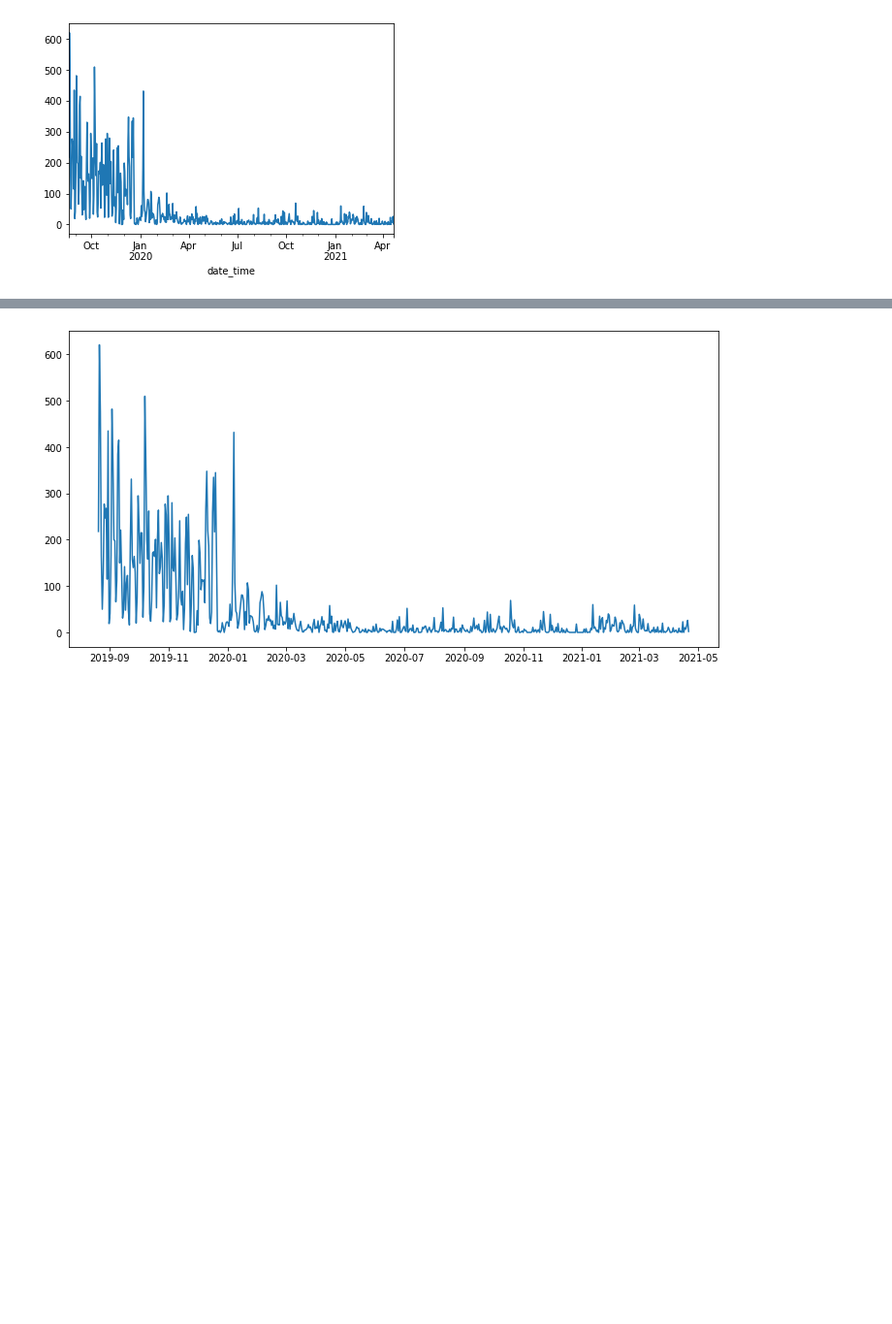
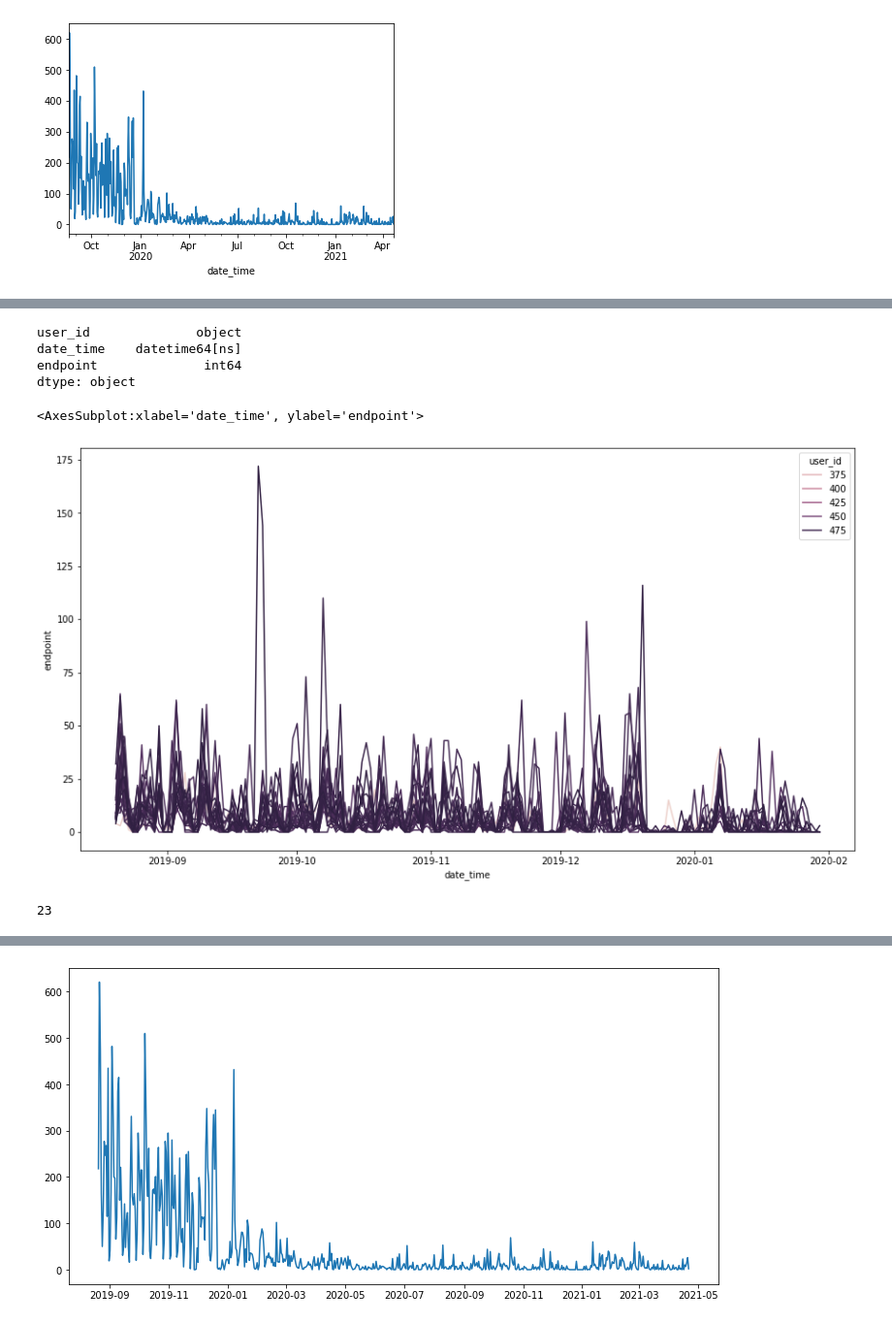
Before and after one commit to Codeup-Board-Advisory/board-slide-research, a Jupyter notebook: working_notebooks/jag-explore.ipynb, the cells around one changed output, grey strips where cells are left out. Shown at 97% size. Saved outputs shown, nothing was run; the diff lists cells and outputs as text; code cells hidden in the pictures; blank space fills up the shorter version.

```diff
--- a/working_notebooks/jag-explore.ipynb
+++ b/working_notebooks/jag-explore.ipynb
@@ -147,3 +147,5 @@ bayes.head()
 | 2019-08-20 10:50:06 | 2019-08-20 | 10:50:06 | 1-fundamentals/modern-data-scient... | 466 | 34.0 | 97.105.19.58 | Bayes | 2019-08-19 | 2020-01-30 | ... |
 | 2019-08-20 10:50:06 | 2019-08-20 | 10:50:06 | 1-fundamentals/AI-ML-DL-timeline.jpg | 466 | 34.0 | 97.105.19.58 | Bayes | 2019-08-19 | 2020-01-30 | ... |
 | 2019-08-20 14:39:07 | 2019-08-20 | 14:39:07 | / | 466 | 34.0 | 97.105.19.58 | Bayes | 2019-08-19 | 2020-01-30 | ... |
+# %%
+bayes['user_id']=bayes['user_id'].astype(object)
@@ -154,0 +193,2 @@ bayes['endpoint'].resample('d').count().plot()
+# %%
+bayes_students =pd.DataFrame(bayes.groupby(by='user_id').endpoint.resample('d').count())
@@ -154,0 +212,2 @@ bayes['endpoint'].resample('d').count().plot()
+# %%
+bayes_students = bayes_students.reset_index()
@@ -154,0 +221,2 @@ bayes['endpoint'].resample('d').count().plot()
+# %%
+bayes_students['user_id'] = bayes_students['user_id'].astype(object)
@@ -154,0 +263,20 @@ bayes['endpoint'].resample('d').count().plot()
+# %%
+bayes_students.dtypes
+# %% [output]
+user_id              object
+date_time    datetime64[ns]
+endpoint              int64
+dtype: object
+# %%
+plt.figure(figsize=(15,8))
+#sns.tsplot(data=bayes_students['endpoint'], time = bayes_students['date_time'])
+sns.lineplot(x='date_time', y='endpoint', hue='user_id', data = bayes_students[bayes_students.date_time < '2020-01-31'])
+#limit to dates during cohort
+#plt.set_xlim(2019-08-19, 2020-01-30)
+# %% [output]
+<AxesSubplot:xlabel='date_time', ylabel='endpoint'>
+[figure, added]
+# %%
+len(bayes.user_id.unique())
+# %% [output]
+23
```
Also changed, not shown: parts of 13 cells of this notebook.
